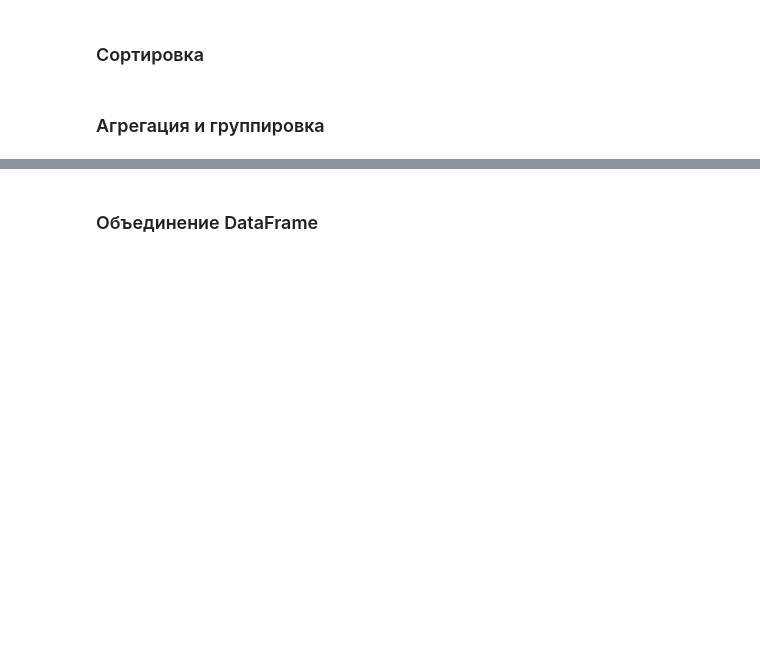
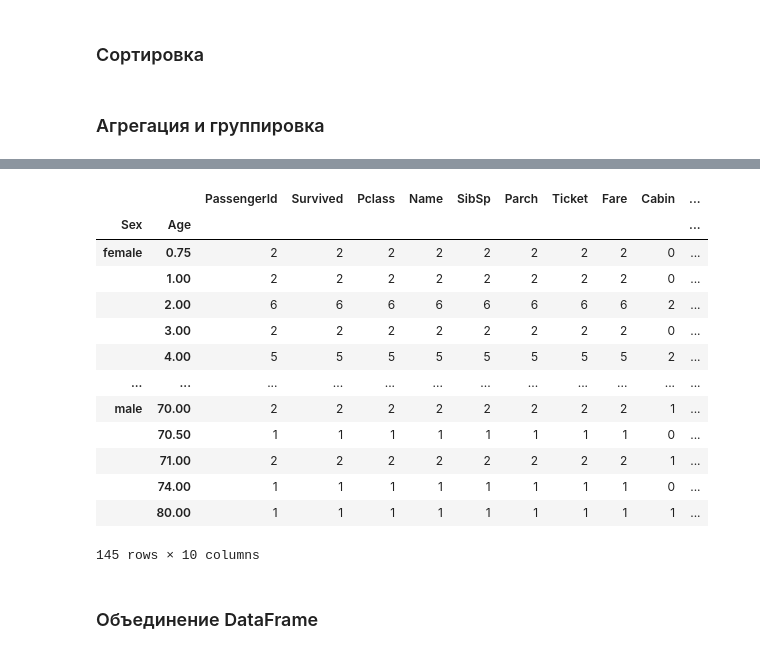
Before and after one commit to ihplotn/test_ds, a Jupyter notebook: Modul_02_Pandas/Pandas.ipynb, the cells around one changed output, grey strips where cells are left out. Cells and saved outputs as stored; diff of their text form; code cells hidden in the pictures; blank space fills up the shorter version.

```diff
--- a/Modul_02_Pandas/Pandas.ipynb
+++ b/Modul_02_Pandas/Pandas.ipynb
@@ -634,7 +657,22 @@ data.groupby( 'Sex' ).mean().reset_index()
 # %%
 # группировка по нескольким столбцам одновременно
 
-data.groupby( ['Sex', 'Age'] ).mean()
+data.groupby( ['Sex', 'Age'] ).count()
+# %% [output]
+|  |  | PassengerId | Survived | Pclass | Name | SibSp | Parch | Ticket | Fare | Cabin | ... |
+| Sex | Age |  |  |  |  |  |  |  |  |  | ... |
+| female | 0.75 | 2 | 2 | 2 | 2 | 2 | 2 | 2 | 2 | 0 | ... |
+|  | 1.00 | 2 | 2 | 2 | 2 | 2 | 2 | 2 | 2 | 0 | ... |
+|  | 2.00 | 6 | 6 | 6 | 6 | 6 | 6 | 6 | 6 | 2 | ... |
+|  | 3.00 | 2 | 2 | 2 | 2 | 2 | 2 | 2 | 2 | 0 | ... |
+|  | 4.00 | 5 | 5 | 5 | 5 | 5 | 5 | 5 | 5 | 2 | ... |
+| ... | ... | ... | ... | ... | ... | ... | ... | ... | ... | ... | ... |
+| male | 70.00 | 2 | 2 | 2 | 2 | 2 | 2 | 2 | 2 | 1 | ... |
+|  | 70.50 | 1 | 1 | 1 | 1 | 1 | 1 | 1 | 1 | 0 | ... |
+|  | 71.00 | 2 | 2 | 2 | 2 | 2 | 2 | 2 | 2 | 1 | ... |
+|  | 74.00 | 1 | 1 | 1 | 1 | 1 | 1 | 1 | 1 | 0 | ... |
+|  | 80.00 | 1 | 1 | 1 | 1 | 1 | 1 | 1 | 1 | 1 | ... |
+145 rows × 10 columns
 # %% [markdown]
 ### Объединение DataFrame
 # %% [markdown]
```
Also changed, not shown: parts of 11 cells of this notebook, 2 other files.
